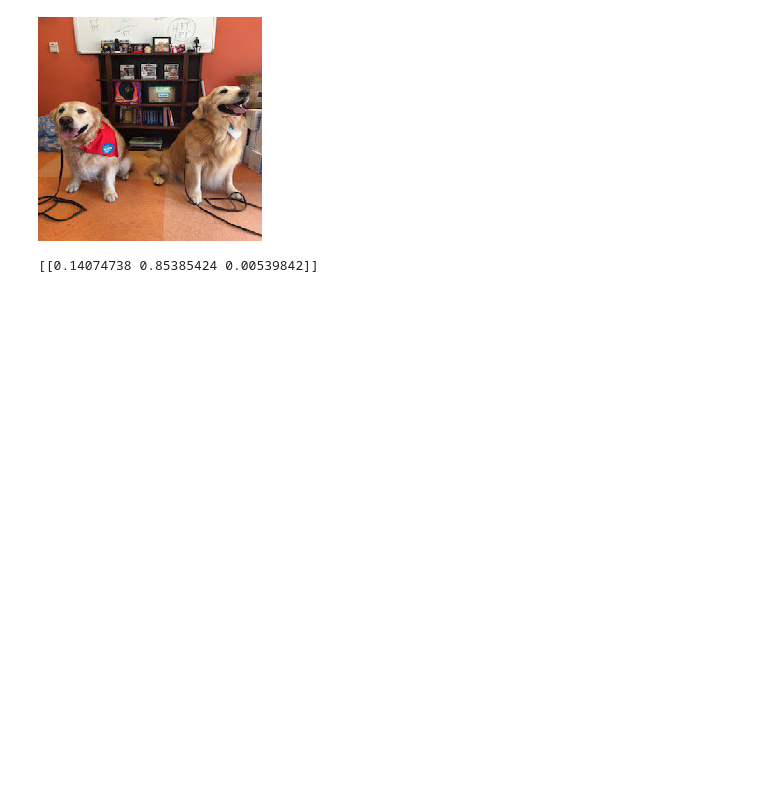
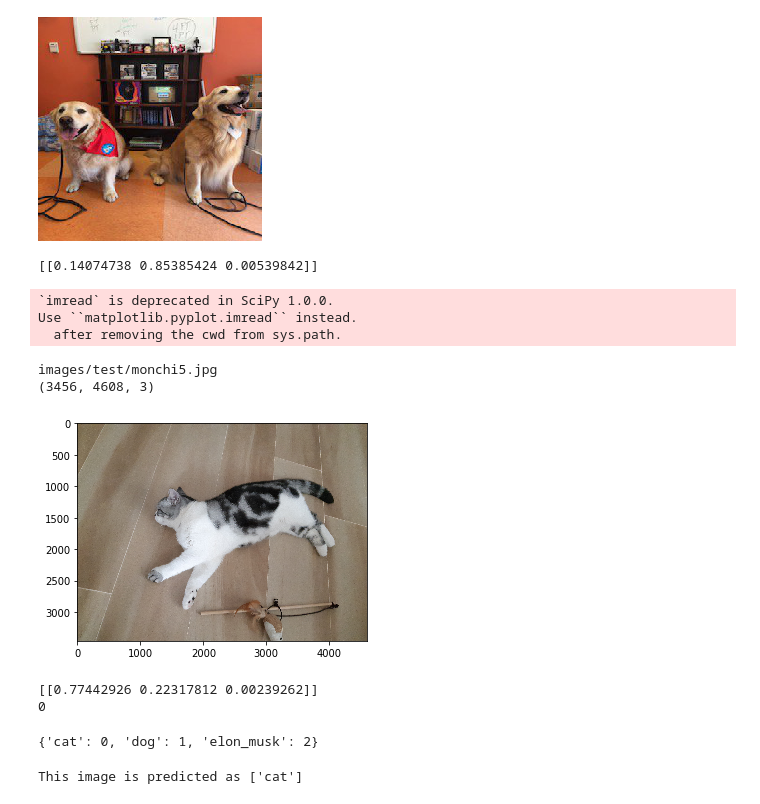
Before and after one commit to pystarter014/Image-Recongition, a Jupyter notebook: TensorFlow Keras - Image Recognition.ipynb, the cells around one changed output. Drawn from its saved outputs; the diff is of its cells as text; code cells hidden in the pictures; blank space fills up the shorter version.

```diff
--- a/TensorFlow Keras - Image Recognition.ipynb
+++ b/TensorFlow Keras - Image Recognition.ipynb
@@ -245,0 +257,30 @@ print(predicted_result)
+# %%
+my_image = "monchi5.jpg" # change this to the name of your image file
+
+fname = "images/test/" + my_image
+image = np.array(ndimage.imread(fname, flatten=False))
+target = load_image(fname)
+
+print(fname)
+plt.imshow(image)
+print(image.shape)
+# %% [output]
+`imread` is deprecated in SciPy 1.0.0.
+Use ``matplotlib.pyplot.imread`` instead.
+  after removing the cwd from sys.path.
+images/test/monchi5.jpg
+(3456, 4608, 3)
+[figure, added]
+# %%
+predicted_result = model.predict(target)
+print(predicted_result)
+predicted_class = np.argmax(predicted_result) #return the index of array with highest probability
+print(predicted_class)
+# %% [output]
+[[0.77442926 0.22317812 0.00239262]]
+0
+# %%
+answer_list = training.class_indices #return the class index of the training dataset
+print(answer_list)
+# %% [output]
+{'cat': 0, 'dog': 1, 'elon_musk': 2}
@@ -245,0 +289,4 @@ print(predicted_result)
+# %%
+print('This image is predicted as',str(predicted_class_label))
+# %% [output]
+This image is predicted as ['cat']
```
Also changed, not shown: parts of 4 cells of this notebook.
